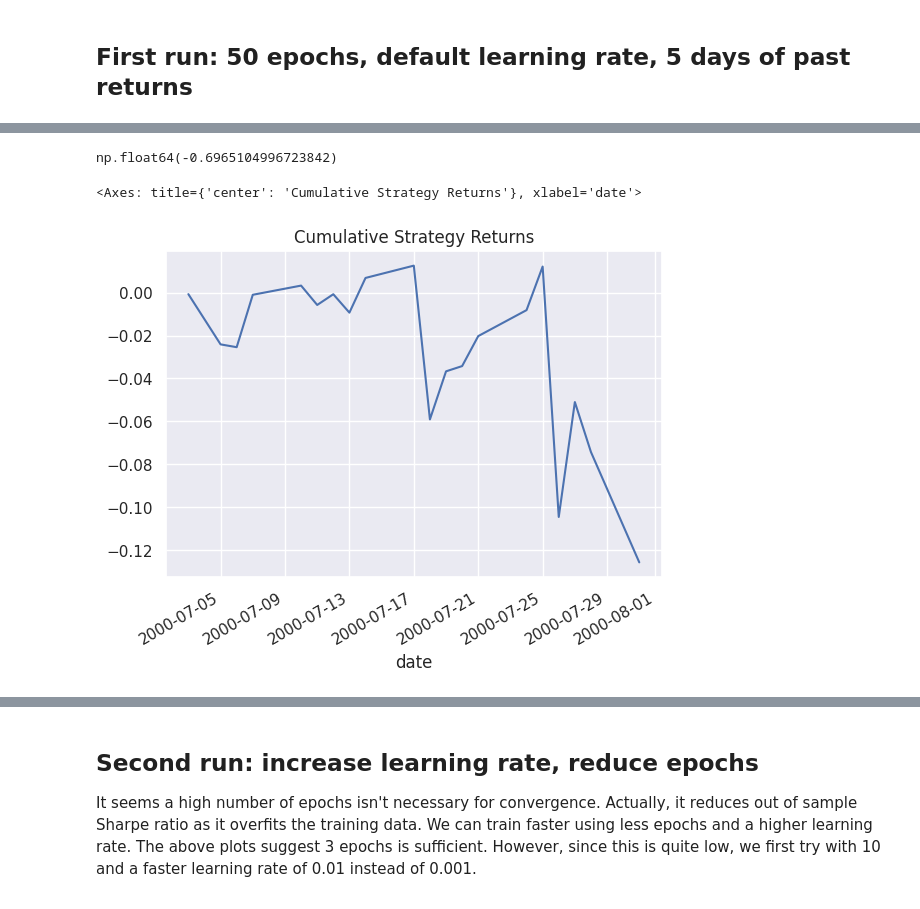
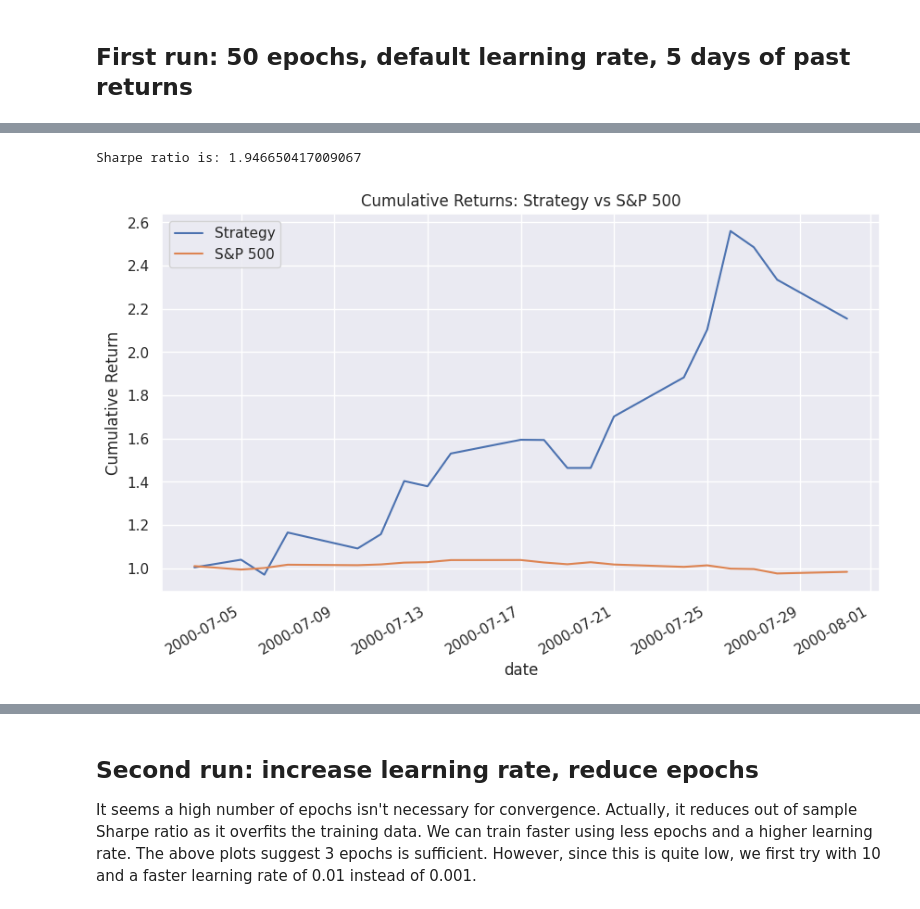
Before and after one commit to mirkorado/ML-Project, a Jupyter notebook: Tune_DNN_Params.ipynb, the cells around one changed output, grey strips where cells are left out. Drawn from its saved outputs; the diff is of its cells as text; code cells hidden in the pictures.

```diff
--- a/Tune_DNN_Params.ipynb
+++ b/Tune_DNN_Params.ipynb
@@ -26,4 +26,5 @@ from importlib import reload
 # Set these right after importing torch, before any other operations
 torch.set_num_threads(os.cpu_count())
 torch.set_num_interop_threads(os.cpu_count())
+path = 'Targets/daily_crsp_sanitized.csv'
 # %%
@@ -60,14 +46,0 @@ daily.describe()
-# %%
-# Remove outliers
-# Compute quantile thresholds for winsorization
-lower_quantile = daily['DlyRet'].quantile(0.005)
-upper_quantile = daily['DlyRet'].quantile(0.995)
-
-
-# Identify outliers for reporting
-outliers = (daily['DlyRet'] < lower_quantile) | (daily['DlyRet'] > upper_quantile)
-print(f"Number of daily return outliers: {outliers.sum():,}")
-
-# Winsorize: cap values at the quantile thresholds
-daily['DlyRet'] = daily['DlyRet'].clip(lower=lower_quantile, upper=upper_quantile)
-daily.describe()
@@ -207,4 +87,5 @@ train_df
 # %%
-train_losses, test_losses, train_sharpes, test_sharpes, raw_predictions = utils.train_DNN(train_df, test_df, features, cat_features, epochs=20)
+epochs = 10
+train_losses, test_losses, train_sharpes, test_sharpes, raw_predictions = utils.train_DNN(train_df, test_df, features, cat_features, epochs=epochs)
 # %% [output]
 Starting training with 435 train batches, 41 test batches
@@ -267,8 +139,0 @@ print(test_df['weight'].sum())
-# %%
-# Let us first normalize the returns before training the model
-for col in features:
-    mean = means_test[col]
-    std = stds_test[col]
-    test_df[col] = test_df[col] * (std + 10e-8) + mean
-
-test_df
@@ -325,11 +140,25 @@ Name: strategy_return, dtype: float64
 # %%
-sharpe = np.sqrt(20) * (mean_daily_returns.mean() / mean_daily_returns.std())
-sharpe
+# Compute Sharpe ratio (add small value for numerical stability)
+sharpe = np.sqrt(mean_daily_returns.shape[0]) * (mean_daily_returns.mean() / mean_daily_returns.std() + 10e-8)
+print(f'Sharpe ratio is: {sharpe}')
 # %% [output]
-np.float64(-0.6965104996723842)
+Sharpe ratio is: 1.946650417009067
 # %%
-cumulative_returns = (1 + mean_daily_returns).cumprod() - 1
-cumulative_returns.plot(title='Cumulative Strategy Returns')
+# Plot the cumulative returns of the strategy and compare with the S&P 500 index
+cumulative_returns = (1 + mean_daily_returns).cumprod()
+sp_ret = test_df.groupby('date')['sprtrn'].mean()
+cumulative_sp500 = (1 + sp_ret).cumprod()
+
+# Combine into a single DataFrame for easy plotting
+combined = pd.DataFrame({
+    'Strategy': cumulative_returns,
+    'S&P 500': cumulative_sp500
+})
+
+# Plot
+combined.plot(figsize=(10, 6), title='Cumulative Returns: Strategy vs S&P 500')
+plt.ylabel('Cumulative Return')
+plt.grid(True)
+plt.show()
 # %% [output]
-<Axes: title={'center': 'Cumulative Strategy Returns'}, xlabel='date'>
-[figure, old version]
+[figure, new version]
```
Also changed, not shown: parts of 29 cells of this notebook, 2 other files.
